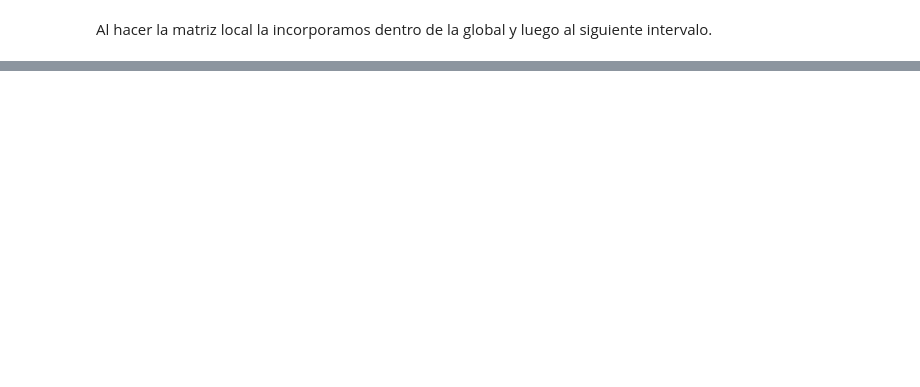
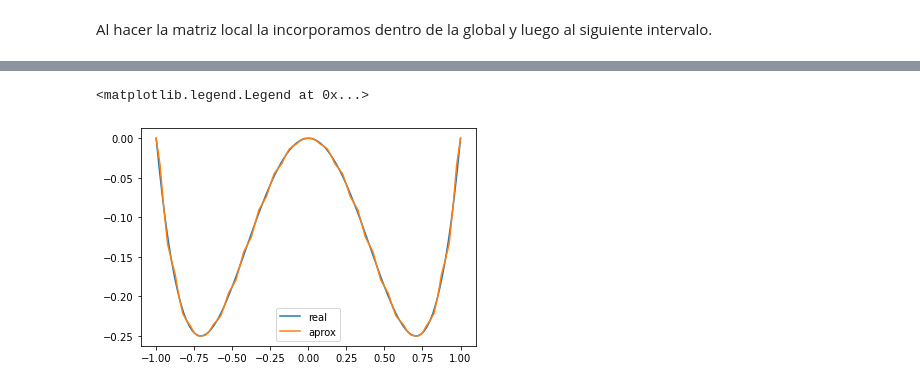
Before and after one commit to D-marina/spectraLib, a Jupyter notebook: Ordenada.ipynb, the cells around one changed output, grey strips where cells are left out. Saved outputs shown, nothing was run; the diff lists cells and outputs as text; code cells hidden in the pictures; blank space fills up the shorter version.

```diff
--- a/Ordenada.ipynb
+++ b/Ordenada.ipynb
@@ -303,0 +245,16 @@ plt.plot(valores,real(valores),label="real")
+# %%
+f=lambda x:2-12*x**2
+real = lambda x:-x**2*(1 - x**2)
+
+N_vals=20 #Num intervalos
+Nq=20 #nodos de cuadratura
+cond1=cond2=0
+X = Solucion(N_vals, Nq, f, cond1, cond2)
+
+valores=np.linspace(-1,1,101)
+plt.plot(valores,real(valores),label="real")
+plt.plot(np.linspace(-1,1,len(X)),X,label="aprox")
+plt.legend()
+# %% [output]
+<matplotlib.legend.Legend at 0x...>
+[figure, added]
```
Also changed, not shown: parts of 28 cells of this notebook.
